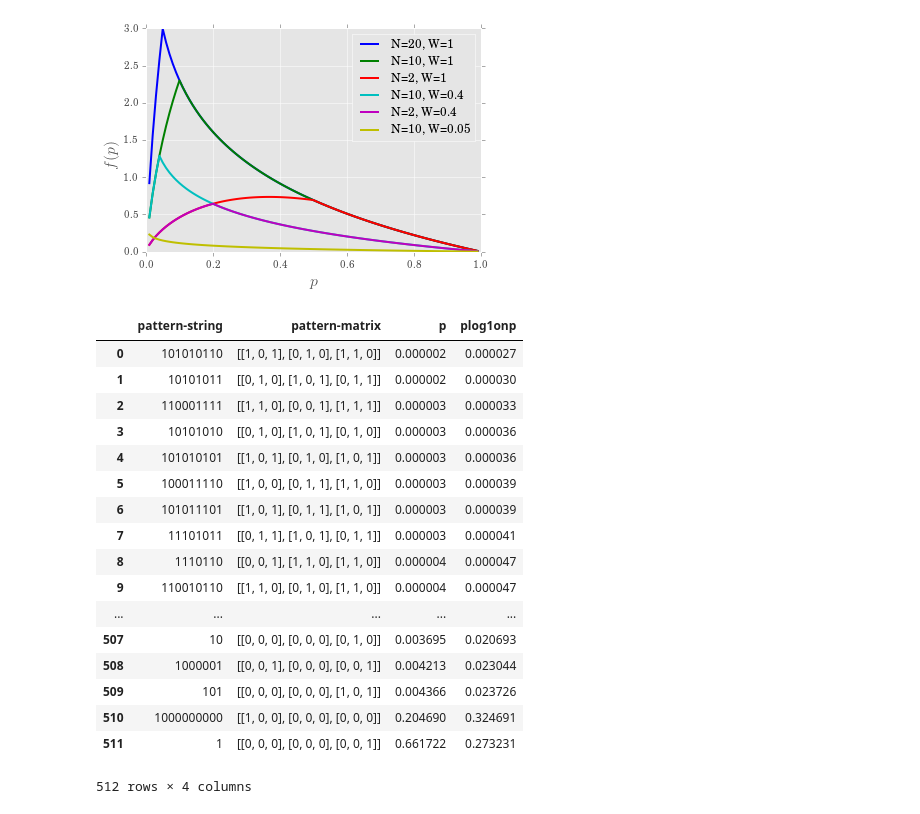
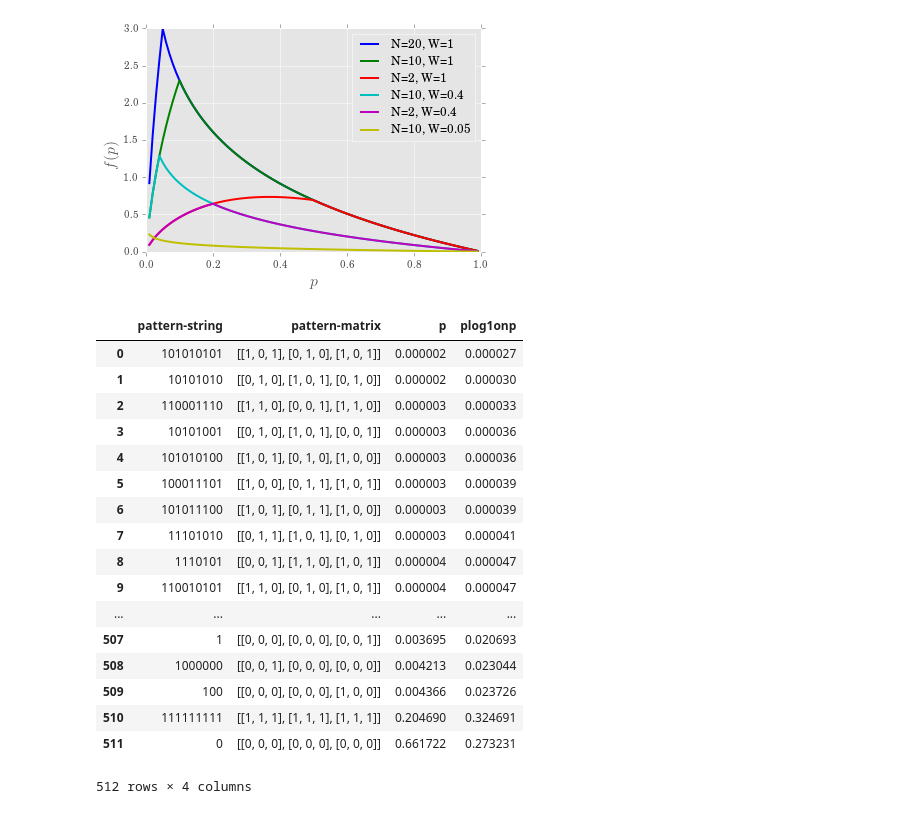
Before and after one commit to nareto/BPV, a Jupyter notebook: notebooks/plot3-heuristic.ipynb, the cells around one changed output. Drawn from its saved outputs; the diff is of its cells as text; code cells hidden in the pictures.

```diff
--- a/notebooks/plot3-heuristic.ipynb
+++ b/notebooks/plot3-heuristic.ipynb
@@ -80,29 +80,29 @@ plt.show()
 # %%
 
 df = BPV.Data()
-df.read_csv("p.delviva.csv",False)
+df.read_csv("pixel.dist.csv",False)
 df.df.sort_index(by="p",inplace=True,ascending=True)
 df.df.set_index(pd.Index([j for j in range(len(df.df))]), inplace=True)
 n = len(df.df)
 df.df
 # %% [output]
 |  | pattern-string | pattern-matrix | p | plog1onp |
-| 0 | 101010110 | [[1, 0, 1], [0, 1, 0], [1, 1, 0]] | 0.000002 | 0.000027 |
-| 1 | 10101011 | [[0, 1, 0], [1, 0, 1], [0, 1, 1]] | 0.000002 | 0.000030 |
-| 2 | 110001111 | [[1, 1, 0], [0, 0, 1], [1, 1, 1]] | 0.000003 | 0.000033 |
-| 3 | 10101010 | [[0, 1, 0], [1, 0, 1], [0, 1, 0]] | 0.000003 | 0.000036 |
-| 4 | 101010101 | [[1, 0, 1], [0, 1, 0], [1, 0, 1]] | 0.000003 | 0.000036 |
-| 5 | 100011110 | [[1, 0, 0], [0, 1, 1], [1, 1, 0]] | 0.000003 | 0.000039 |
-| 6 | 101011101 | [[1, 0, 1], [0, 1, 1], [1, 0, 1]] | 0.000003 | 0.000039 |
-| 7 | 11101011 | [[0, 1, 1], [1, 0, 1], [0, 1, 1]] | 0.000003 | 0.000041 |
-| 8 | 1110110 | [[0, 0, 1], [1, 1, 0], [1, 1, 0]] | 0.000004 | 0.000047 |
-| 9 | 110010110 | [[1, 1, 0], [0, 1, 0], [1, 1, 0]] | 0.000004 | 0.000047 |
+| 0 | 101010101 | [[1, 0, 1], [0, 1, 0], [1, 0, 1]] | 0.000002 | 0.000027 |
+| 1 | 10101010 | [[0, 1, 0], [1, 0, 1], [0, 1, 0]] | 0.000002 | 0.000030 |
+| 2 | 110001110 | [[1, 1, 0], [0, 0, 1], [1, 1, 0]] | 0.000003 | 0.000033 |
+| 3 | 10101001 | [[0, 1, 0], [1, 0, 1], [0, 0, 1]] | 0.000003 | 0.000036 |
+| 4 | 101010100 | [[1, 0, 1], [0, 1, 0], [1, 0, 0]] | 0.000003 | 0.000036 |
+| 5 | 100011101 | [[1, 0, 0], [0, 1, 1], [1, 0, 1]] | 0.000003 | 0.000039 |
+| 6 | 101011100 | [[1, 0, 1], [0, 1, 1], [1, 0, 0]] | 0.000003 | 0.000039 |
+| 7 | 11101010 | [[0, 1, 1], [1, 0, 1], [0, 1, 0]] | 0.000003 | 0.000041 |
+| 8 | 1110101 | [[0, 0, 1], [1, 1, 0], [1, 0, 1]] | 0.000004 | 0.000047 |
+| 9 | 110010101 | [[1, 1, 0], [0, 1, 0], [1, 0, 1]] | 0.000004 | 0.000047 |
 | ... | ... | ... | ... | ... |
-| 507 | 10 | [[0, 0, 0], [0, 0, 0], [0, 1, 0]] | 0.003695 | 0.020693 |
-| 508 | 1000001 | [[0, 0, 1], [0, 0, 0], [0, 0, 1]] | 0.004213 | 0.023044 |
-| 509 | 101 | [[0, 0, 0], [0, 0, 0], [1, 0, 1]] | 0.004366 | 0.023726 |
-| 510 | 1000000000 | [[1, 0, 0], [0, 0, 0], [0, 0, 0]] | 0.204690 | 0.324691 |
-| 511 | 1 | [[0, 0, 0], [0, 0, 0], [0, 0, 1]] | 0.661722 | 0.273231 |
+| 507 | 1 | [[0, 0, 0], [0, 0, 0], [0, 0, 1]] | 0.003695 | 0.020693 |
+| 508 | 1000000 | [[0, 0, 1], [0, 0, 0], [0, 0, 0]] | 0.004213 | 0.023044 |
+| 509 | 100 | [[0, 0, 0], [0, 0, 0], [1, 0, 0]] | 0.004366 | 0.023726 |
+| 510 | 111111111 | [[1, 1, 1], [1, 1, 1], [1, 1, 1]] | 0.204690 | 0.324691 |
+| 511 | 0 | [[0, 0, 0], [0, 0, 0], [0, 0, 0]] | 0.661722 | 0.273231 |
 512 rows × 4 columns
 # %%
 N=50
```
Also changed, not shown: parts of 2 cells of this notebook, 24 other files.
